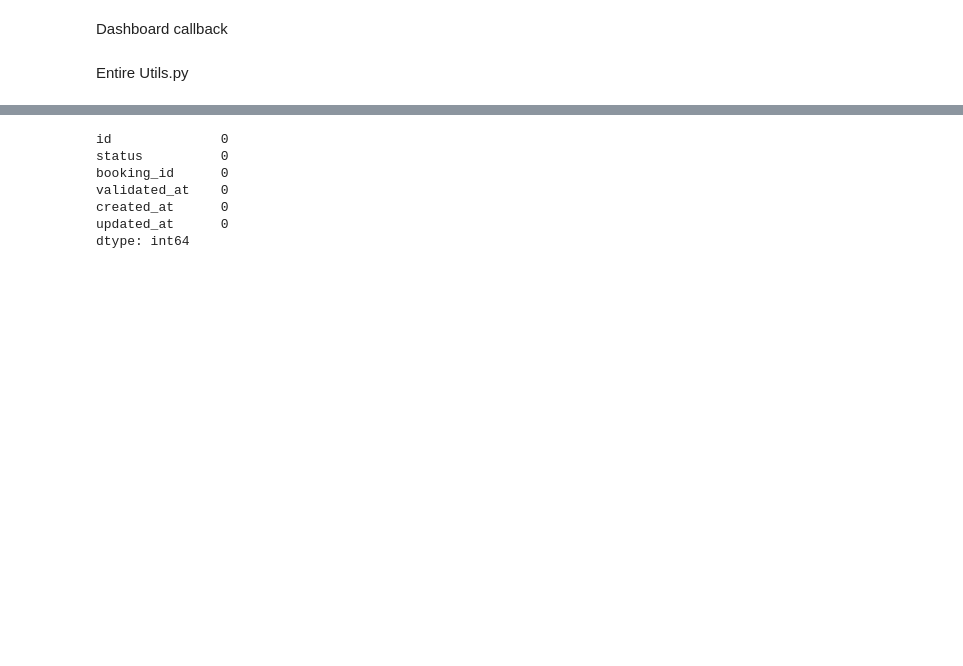
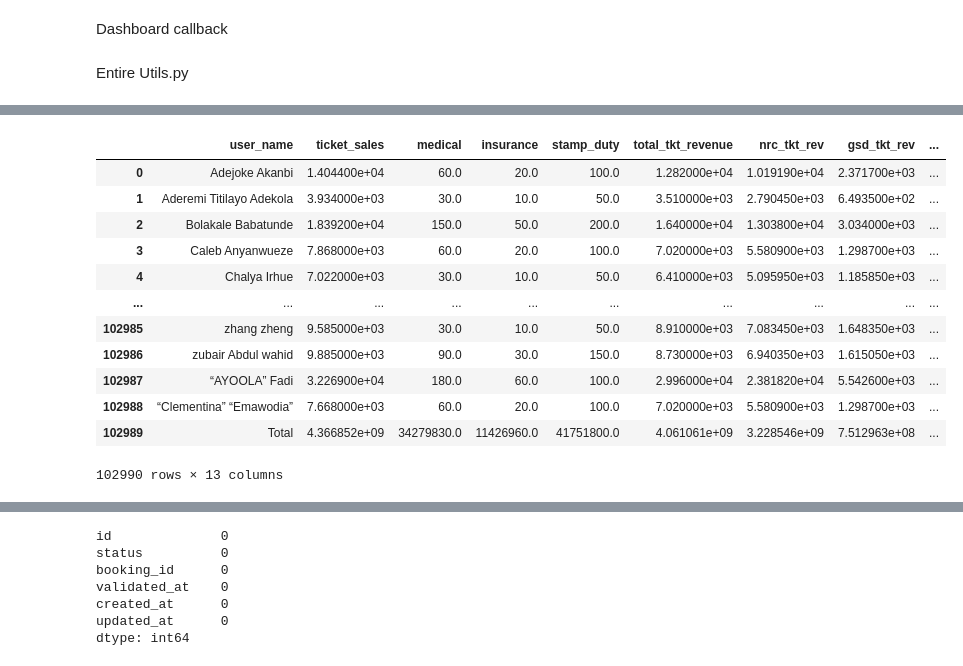
Before and after one commit to Spencerdsheel/mobile_dash, a Jupyter notebook: junk2.ipynb, the cells around one changed output, grey strips where cells are left out. Saved outputs shown, nothing was run; the diff lists cells and outputs as text; code cells hidden in the pictures; blank space fills up the shorter version.

```diff
--- a/junk2.ipynb
+++ b/junk2.ipynb
@@ -1647,3 +2257,40 @@ connection.close()
+# %%
+user_tkt_table_dff = df.groupby('user_name').agg(
+    ticket_sales = ('total_fare', 'sum'),
+    medical = ('medical', 'sum'),
+    insurance = ('insurance', 'sum'),
+    stamp_duty = ('stamp_duty', 'sum'),
+    total_tkt_revenue = ('total_tkt_revenue', 'sum'),
+    nrc_tkt_rev = ('nrc_tkt_rev', 'sum'),
+    gsd_tkt_rev = ('gsd_tkt_rev', 'sum'),
+    icrc_tkt_rev = ('icrc_tkt_rev', 'sum'),
+    nrc_cov_fee = ('nrc_cov_fee', 'sum'),
+    gsd_cov_fee = ('gsd_cov_fee', 'sum'),
+    total_cov_fee = ('total_cov_fee', 'sum'),
+    no_of_passengers = ('no_of_passengers', 'sum')
+    ).reset_index()
+
+user_tkt_total_row = (
+    pd.DataFrame([user_tkt_table_dff.drop(columns=['user_name']).sum()], columns=user_tkt_table_dff.columns)
+    .assign(user_name='Total')
+    )
+user_tkt_table_dff = pd.concat([user_tkt_table_dff, user_tkt_total_row], ignore_index=True)
+# %%
+user_tkt_table_dff
+# %% [output]
+|  | user_name | ticket_sales | medical | insurance | stamp_duty | total_tkt_revenue | nrc_tkt_rev | gsd_tkt_rev | ... |
+| 0 | Adejoke Akanbi | 1.404400e+04 | 60.0 | 20.0 | 100.0 | 1.282000e+04 | 1.019190e+04 | 2.371700e+03 | ... |
+| 1 | Aderemi Titilayo Adekola | 3.934000e+03 | 30.0 | 10.0 | 50.0 | 3.510000e+03 | 2.790450e+03 | 6.493500e+02 | ... |
+| 2 | Bolakale Babatunde | 1.839200e+04 | 150.0 | 50.0 | 200.0 | 1.640000e+04 | 1.303800e+04 | 3.034000e+03 | ... |
+| 3 | Caleb Anyanwueze | 7.868000e+03 | 60.0 | 20.0 | 100.0 | 7.020000e+03 | 5.580900e+03 | 1.298700e+03 | ... |
+| 4 | Chalya Irhue | 7.022000e+03 | 30.0 | 10.0 | 50.0 | 6.410000e+03 | 5.095950e+03 | 1.185850e+03 | ... |
+| ... | ... | ... | ... | ... | ... | ... | ... | ... | ... |
+| 102985 | zhang zheng | 9.585000e+03 | 30.0 | 10.0 | 50.0 | 8.910000e+03 | 7.083450e+03 | 1.648350e+03 | ... |
+| 102986 | zubair Abdul wahid | 9.885000e+03 | 90.0 | 30.0 | 150.0 | 8.730000e+03 | 6.940350e+03 | 1.615050e+03 | ... |
+| 102987 | “AYOOLA” Fadi | 3.226900e+04 | 180.0 | 60.0 | 100.0 | 2.996000e+04 | 2.381820e+04 | 5.542600e+03 | ... |
+| 102988 | “Clementina” “Emawodia” | 7.668000e+03 | 60.0 | 20.0 | 100.0 | 7.020000e+03 | 5.580900e+03 | 1.298700e+03 | ... |
+| 102989 | Total | 4.366852e+09 | 34279830.0 | 11426960.0 | 41751800.0 | 4.061061e+09 | 3.228546e+09 | 7.512963e+08 | ... |
+102990 rows × 13 columns
 # %%
 summary_dff = df.groupby('booking_from').agg(
     total_fare=('total_fare', 'sum'),
```
Also changed, not shown: parts of 17 cells of this notebook, 10 other files.
